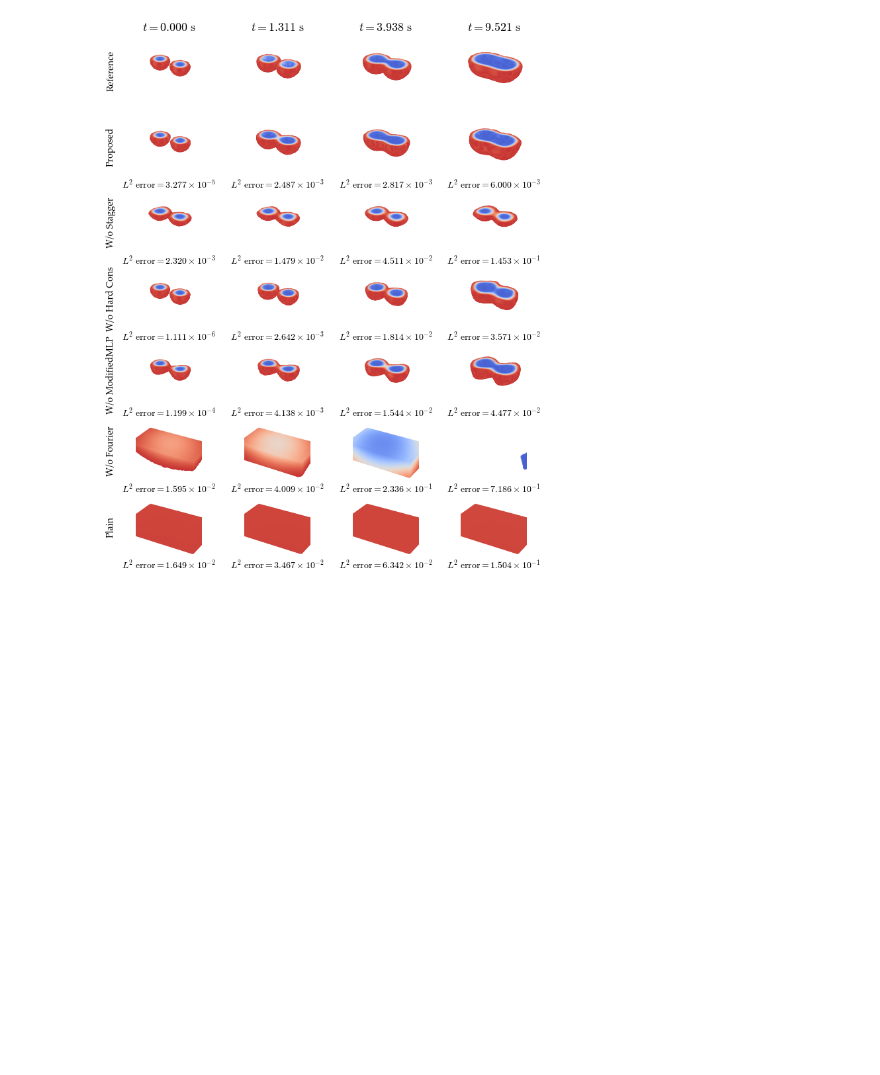
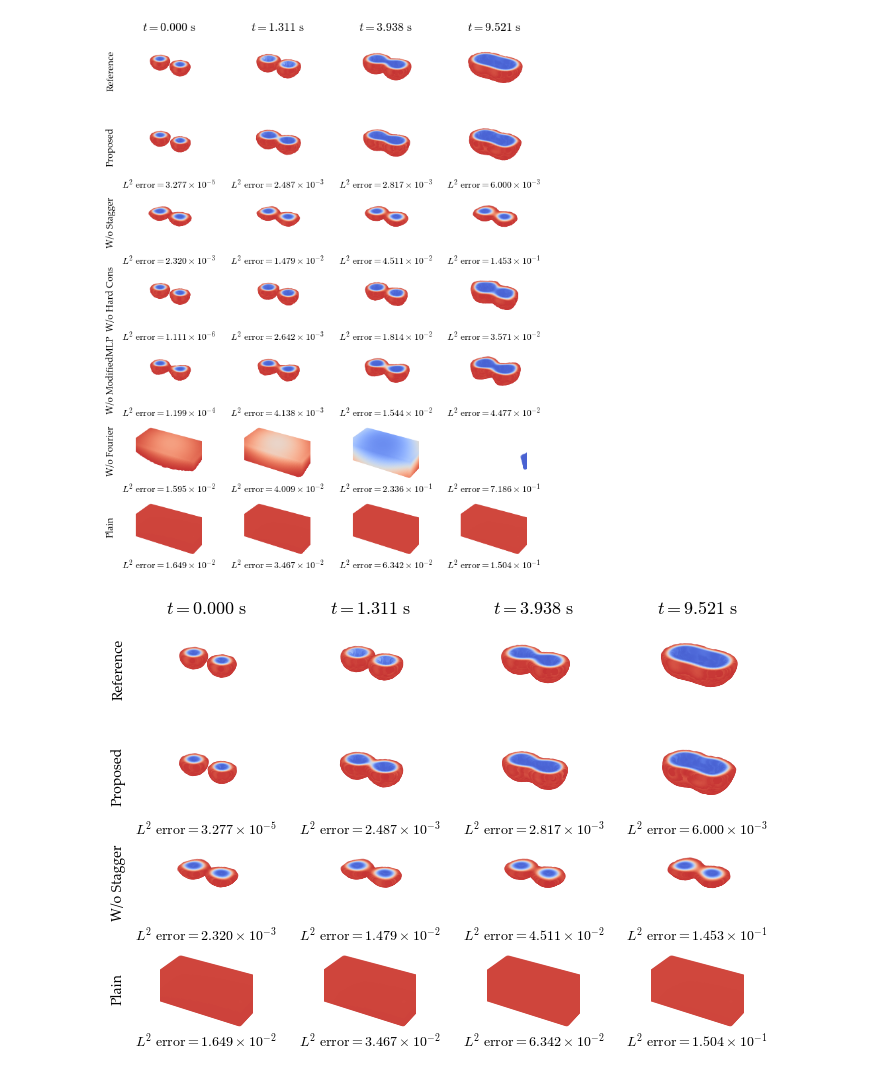
Before and after one commit to NanxiiChen/sharp-pinns, a Jupyter notebook: eval/eval-3d-2pits.ipynb, the cells around one changed output. Drawn from its saved outputs; the diff is of its cells as text; code cells hidden in the pictures; blank space fills up the shorter version.

```diff
--- a/eval/eval-3d-2pits.ipynb
+++ b/eval/eval-3d-2pits.ipynb
@@ -559,2 +559,100 @@ plt.savefig("./figures/3d-2pits-phi-fields-comparison-all.png", dpi=300, bbox_in
 # %% [output]
 [figure]
+# %%
+rc.update(configs)
+rc.update({"font.size": 14})
+ts = [0.000, 1.311, 3.938, 9.521]
+
+mesh_points = np.load("./data/3d-2pits/mesh_points.npy") * 1e4
+mse = 0
+
+
+filter_ = np.where(
+            (mesh_points[:, 0] >= -0.6) &
+            (mesh_points[:, 0] <= 0.6) &
+            (mesh_points[:, 1] >= -0.3) &
+            (mesh_points[:, 1] <= 0.3) &
+            (mesh_points[:, 2] >= 0) &
+            (mesh_points[:, 2] <= 0.3)
+        )[0]
+mesh_points = mesh_points[filter_]
+subplot_kw = {"projection": "3d",
+            "box_aspect": (4, 2, 1),}
+
+mesh_tensor = torch.from_numpy(mesh_points).float()
+diffs = []
+
+fig = plt.figure(figsize=(12, 8))
+gs = gridspec.GridSpec(4*2 + 1, 5, width_ratios=[0.1, 1, 1, 1, 1], height_ratios=[0.1,] + [1, 0.05]*4,)
+model_panels = [net, net_no_stagger, net_plain]
+
+row_names = ["Reference", "Proposed", "W/o Stagger",
+             "Plain"]
+for idx, row_name in enumerate(row_names):
+    ax = fig.add_subplot(gs[idx*2+1, 0])
+    ax.text(1, 0.5, row_name, fontsize=14, rotation=90, transform=ax.transAxes,
+            verticalalignment='center', horizontalalignment='center')
+    ax.set_axis_off()
+
+
+for idx, tic in enumerate(ts):
+
+    ax = fig.add_subplot(gs[0, idx+1])
+    ax.text(0.5, 0., f"$t = {tic:.3f}\;" + "\mathrm{s}$", fontsize=18, transform=ax.transAxes,
+            verticalalignment='bottom', horizontalalignment='center')
+    ax.set_axis_off()
+
+    ax = fig.add_subplot(gs[1, idx+1], **subplot_kw)
+    truth = np.load("./data/3d-2pits/sol-" + f"{tic:.3f}" + ".npy")[filter_]
+    diff = np.abs(sol[:, 0] - truth[:, 0])
+    diffs.append(diff)
+    idx_interface_truth = np.where((truth[:, 0] > 0.05) & (truth[:, 0] < 0.95))[0]
+    ax.scatter(mesh_points[idx_interface_truth, 0], mesh_points[idx_interface_truth, 1],
+                    mesh_points[idx_interface_truth, 2], c=truth[idx_interface_truth, 0],
+                    cmap="coolwarm", label="phi", vmin=0, vmax=1)
+    avg_depth = np.mean(
+        (mesh_points[idx_interface_truth, 0]**2 \
+        + mesh_points[idx_interface_truth, 1]**2 \
+        + mesh_points[idx_interface_truth, 2]**2) ** 0.5
+    )
+    ax.set_axis_off()
+    ax.view_init(elev=30, azim=120)
+    ax.set(xlim=(-0.5, 0.5), ylim=(-0.25, 0.25), zlim=(0.25, 0.),)
+
+    tic_tensor = torch.ones(mesh_tensor.shape[0], 1)\
+                .view(-1, 1) * tic * 1e-1
+    geotime = torch.cat([mesh_tensor, tic_tensor], dim=1).to(net.device)
+
+    for model_idx, model in enumerate(model_panels):
+        with torch.no_grad():
+            sol = model.net_u(geotime).detach().cpu().numpy()
+        ax = fig.add_subplot(gs[model_idx*2+3, idx+1], **subplot_kw)
+
+        idx_interface_sol = np.where((sol[:, 0] > 0.05) & (sol[:, 0] < 0.95))[0]
+
+        ax.scatter(mesh_points[idx_interface_sol, 0], mesh_points[idx_interface_sol, 1],
+                    mesh_points[idx_interface_sol, 2], c=sol[idx_interface_sol, 0],
+                    cmap="coolwarm", label="phi", vmin=0, vmax=1)
+        avg_depth = np.mean(
+            (mesh_points[idx_interface_sol, 0]**2 \
+            + mesh_points[idx_interface_sol, 1]**2 \
+            + mesh_points[idx_interface_sol, 2]**2) ** 0.5
+        )
+        ax.set_axis_off()
+        ax.set(xlim=(-0.5, 0.5), ylim=(-0.25, 0.25), zlim=(0.25, 0.),)
+        ax.view_init(elev=30, azim=120)
+
+        diff = np.abs(sol[:, 0] - truth[:, 0])
+
+        ax = fig.add_subplot(gs[model_idx*2+4, idx+1])
+        # ax.text2D(0.5, 0.99, "$" + format_with_scitific(np.mean(diff**2)) + "$",
+        #       fontsize=18, verticalalignment='top', horizontalalignment='center', transform=ax.transAxes)
+
+        ax.text(0.5, 0.5, "$" + format_with_scitific(np.mean(diff**2)) + "$",
+                verticalalignment='center', horizontalalignment='center')
+        ax.set_axis_off()
+
+plt.subplots_adjust(wspace=0.1, hspace=0.1)
+plt.savefig("./figures/3d-2pits-phi-fields-comparison-stagger.png", dpi=300, bbox_inches="tight")
+# %% [output]
+[figure, added]
```
Also changed, not shown: parts of 1 cell of this notebook, 3 other files.
